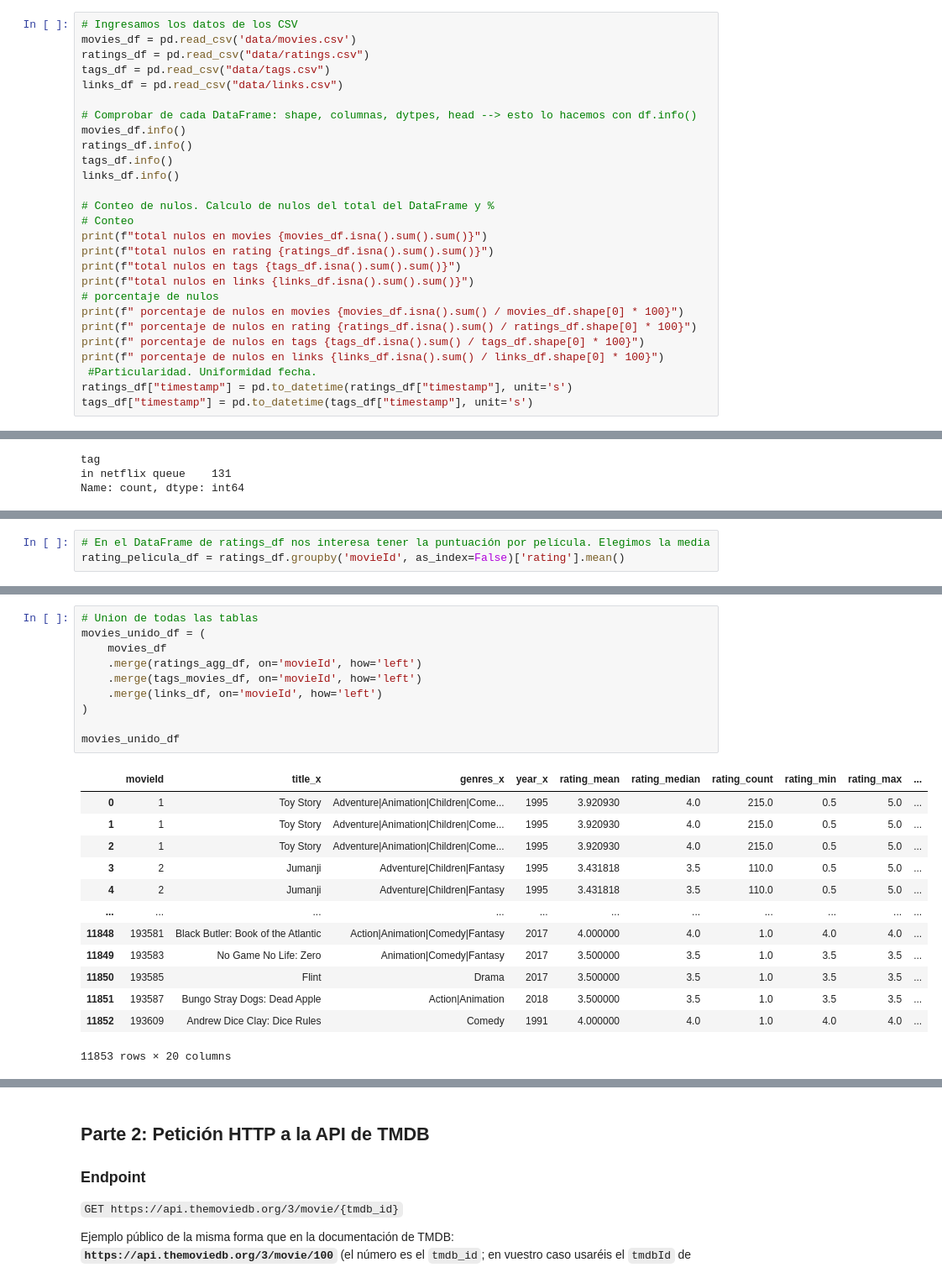
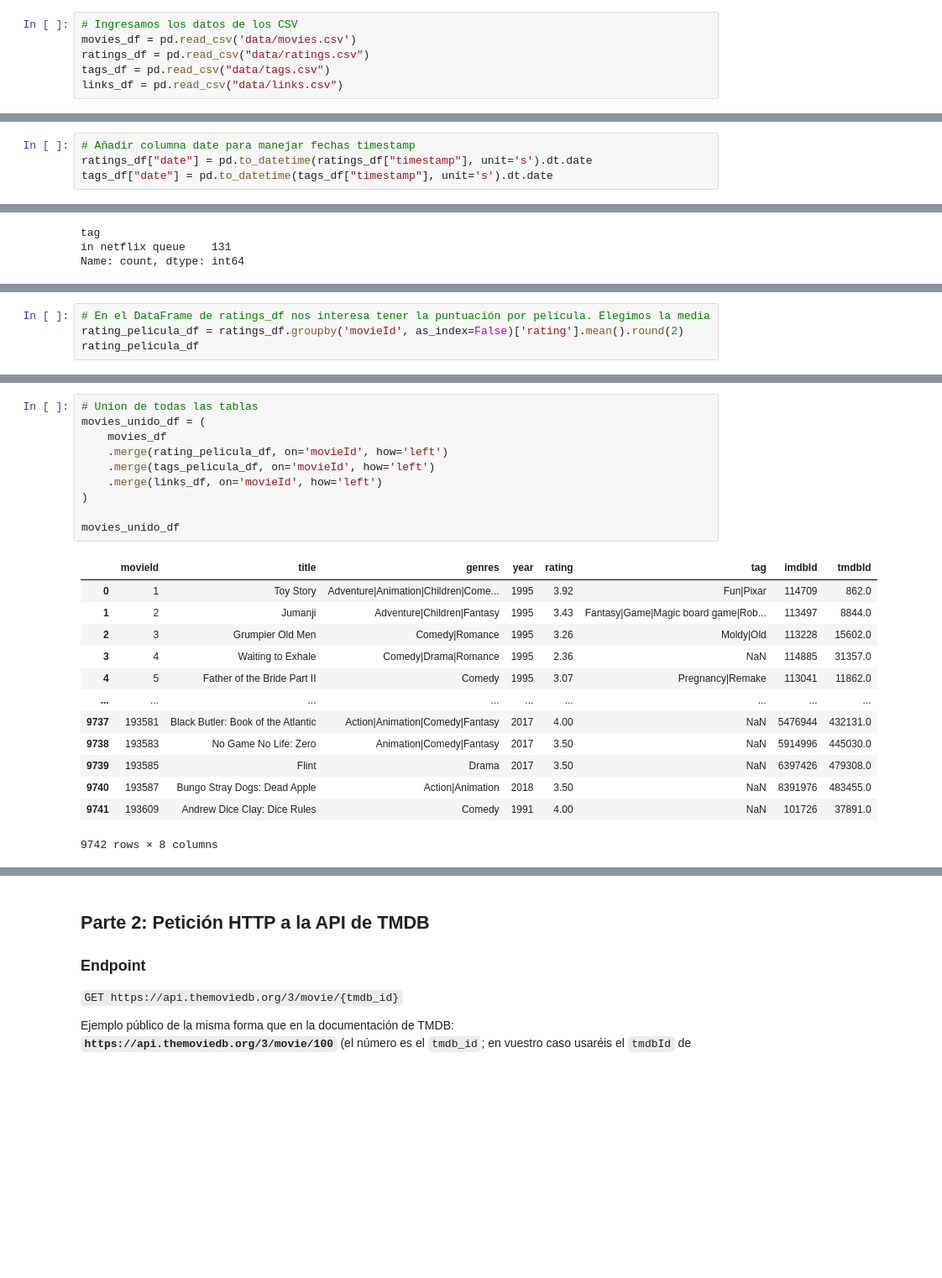
Before and after one commit to Ameisin/tc-sprint03-04-peliculas, a Jupyter notebook: Team_Challenge_sprint03_04.ipynb, the cells around one changed output, grey strips where cells are left out. Shown at 84% size. Saved outputs shown, nothing was run; the diff lists cells and outputs as text; blank space fills up the shorter version.

Commit message:
feat: parte de pandas revisada y lista para PR

```diff
--- a/Team_Challenge_sprint03_04.ipynb
+++ b/Team_Challenge_sprint03_04.ipynb
@@ -86,24 +50,3 @@ movies_df = pd.read_csv('data/movies.csv')
 ratings_df = pd.read_csv("data/ratings.csv")
 tags_df = pd.read_csv("data/tags.csv")
 links_df = pd.read_csv("data/links.csv")
-
-# Comprobar de cada DataFrame: shape, columnas, dytpes, head --> esto lo hacemos con df.info()
-movies_df.info()
-ratings_df.info()
-tags_df.info()
-links_df.info()
-
-# Conteo de nulos. Calculo de nulos del total del DataFrame y %
-# Conteo
-print(f"total nulos en movies {movies_df.isna().sum().sum()}")
-print(f"total nulos en rating {ratings_df.isna().sum().sum()}")
-print(f"total nulos en tags {tags_df.isna().sum().sum()}")
-print(f"total nulos en links {links_df.isna().sum().sum()}")
-# porcentaje de nulos
-print(f" porcentaje de nulos en movies {movies_df.isna().sum() / movies_df.shape[0] * 100}")
-print(f" porcentaje de nulos en rating {ratings_df.isna().sum() / ratings_df.shape[0] * 100}")
-print(f" porcentaje de nulos en tags {tags_df.isna().sum() / tags_df.shape[0] * 100}")
-print(f" porcentaje de nulos en links {links_df.isna().sum() / links_df.shape[0] * 100}")
- #Particularidad. Uniformidad fecha.
-ratings_df["timestamp"] = pd.to_datetime(ratings_df["timestamp"], unit='s')
-tags_df["timestamp"] = pd.to_datetime(tags_df["timestamp"], unit='s')
@@ -128,3 +146,7 @@ dtype: float64
+# %%
+# Añadir columna date para manejar fechas timestamp
+ratings_df["date"] = pd.to_datetime(ratings_df["timestamp"], unit='s').dt.date
+tags_df["date"] = pd.to_datetime(tags_df["timestamp"], unit='s').dt.date
 # %% [markdown]
 ### 2. Columna `year` desde el título
 
@@ -782,3 +504,4 @@ tags_pelicula_df = tags_pelicula_df[['movieId', 'tag']]
 # %%
 # En el DataFrame de ratings_df nos interesa tener la puntuación por película. Elegimos la media
-rating_pelicula_df = ratings_df.groupby('movieId', as_index=False)['rating'].mean()
+rating_pelicula_df = ratings_df.groupby('movieId', as_index=False)['rating'].mean().round(2)
+rating_pelicula_df
@@ -785,24 +522,24 @@ rating_pelicula_df = ratings_df.groupby('movieId', as_index=False)['rating'].mea
 # %%
 # Union de todas las tablas
 movies_unido_df = (
     movies_df
-    .merge(ratings_agg_df, on='movieId', how='left')
-    .merge(tags_movies_df, on='movieId', how='left')
+    .merge(rating_pelicula_df, on='movieId', how='left')
+    .merge(tags_pelicula_df, on='movieId', how='left')
     .merge(links_df, on='movieId', how='left')
 )
 
 movies_unido_df
 # %% [output]
-|  | movieId | title_x | genres_x | year_x | rating_mean | rating_median | rating_count | rating_min | rating_max | ... |
-| 0 | 1 | Toy Story | Adventure|Animation|Children|Come... | 1995 | 3.920930 | 4.0 | 215.0 | 0.5 | 5.0 | ... |
-| 1 | 1 | Toy Story | Adventure|Animation|Children|Come... | 1995 | 3.920930 | 4.0 | 215.0 | 0.5 | 5.0 | ... |
-| 2 | 1 | Toy Story | Adventure|Animation|Children|Come... | 1995 | 3.920930 | 4.0 | 215.0 | 0.5 | 5.0 | ... |
-| 3 | 2 | Jumanji | Adventure|Children|Fantasy | 1995 | 3.431818 | 3.5 | 110.0 | 0.5 | 5.0 | ... |
-| 4 | 2 | Jumanji | Adventure|Children|Fantasy | 1995 | 3.431818 | 3.5 | 110.0 | 0.5 | 5.0 | ... |
-| ... | ... | ... | ... | ... | ... | ... | ... | ... | ... | ... |
-| 11848 | 193581 | Black Butler: Book of the Atlantic | Action|Animation|Comedy|Fantasy | 2017 | 4.000000 | 4.0 | 1.0 | 4.0 | 4.0 | ... |
-| 11849 | 193583 | No Game No Life: Zero | Animation|Comedy|Fantasy | 2017 | 3.500000 | 3.5 | 1.0 | 3.5 | 3.5 | ... |
-| 11850 | 193585 | Flint | Drama | 2017 | 3.500000 | 3.5 | 1.0 | 3.5 | 3.5 | ... |
-| 11851 | 193587 | Bungo Stray Dogs: Dead Apple | Action|Animation | 2018 | 3.500000 | 3.5 | 1.0 | 3.5 | 3.5 | ... |
-| 11852 | 193609 | Andrew Dice Clay: Dice Rules | Comedy | 1991 | 4.000000 | 4.0 | 1.0 | 4.0 | 4.0 | ... |
+|  | movieId | title | genres | year | rating | tag | imdbId | tmdbId |
+| 0 | 1 | Toy Story | Adventure|Animation|Children|Come... | 1995 | 3.92 | Fun|Pixar | 114709 | 862.0 |
+| 1 | 2 | Jumanji | Adventure|Children|Fantasy | 1995 | 3.43 | Fantasy|Game|Magic board game|Rob... | 113497 | 8844.0 |
+| 2 | 3 | Grumpier Old Men | Comedy|Romance | 1995 | 3.26 | Moldy|Old | 113228 | 15602.0 |
+| 3 | 4 | Waiting to Exhale | Comedy|Drama|Romance | 1995 | 2.36 | NaN | 114885 | 31357.0 |
+| 4 | 5 | Father of the Bride Part II | Comedy | 1995 | 3.07 | Pregnancy|Remake | 113041 | 11862.0 |
+| ... | ... | ... | ... | ... | ... | ... | ... | ... |
+| 9737 | 193581 | Black Butler: Book of the Atlantic | Action|Animation|Comedy|Fantasy | 2017 | 4.00 | NaN | 5476944 | 432131.0 |
+| 9738 | 193583 | No Game No Life: Zero | Animation|Comedy|Fantasy | 2017 | 3.50 | NaN | 5914996 | 445030.0 |
+| 9739 | 193585 | Flint | Drama | 2017 | 3.50 | NaN | 6397426 | 479308.0 |
+| 9740 | 193587 | Bungo Stray Dogs: Dead Apple | Action|Animation | 2018 | 3.50 | NaN | 8391976 | 483455.0 |
+| 9741 | 193609 | Andrew Dice Clay: Dice Rules | Comedy | 1991 | 4.00 | NaN | 101726 | 37891.0 |
-11853 rows × 20 columns
+9742 rows × 8 columns
```
Also changed, not shown: parts of 38 cells of this notebook.
